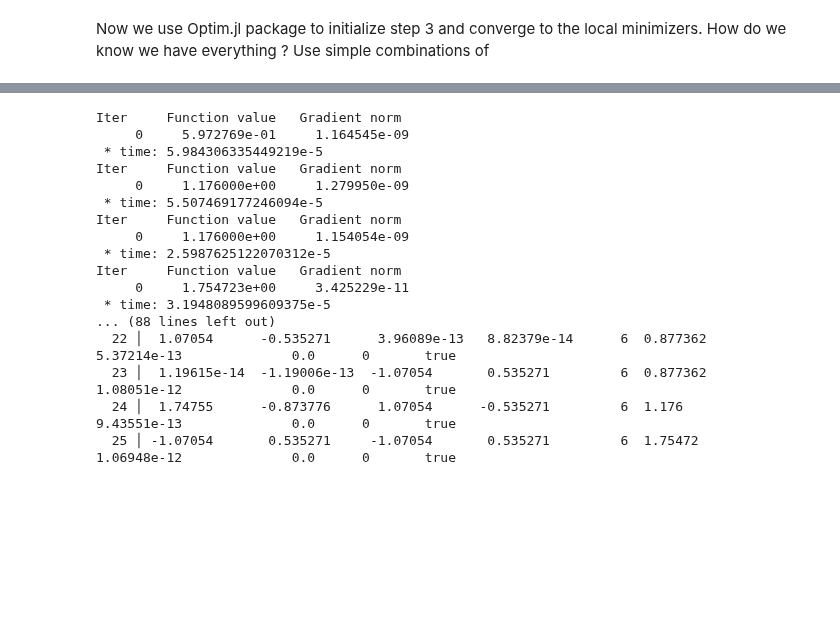
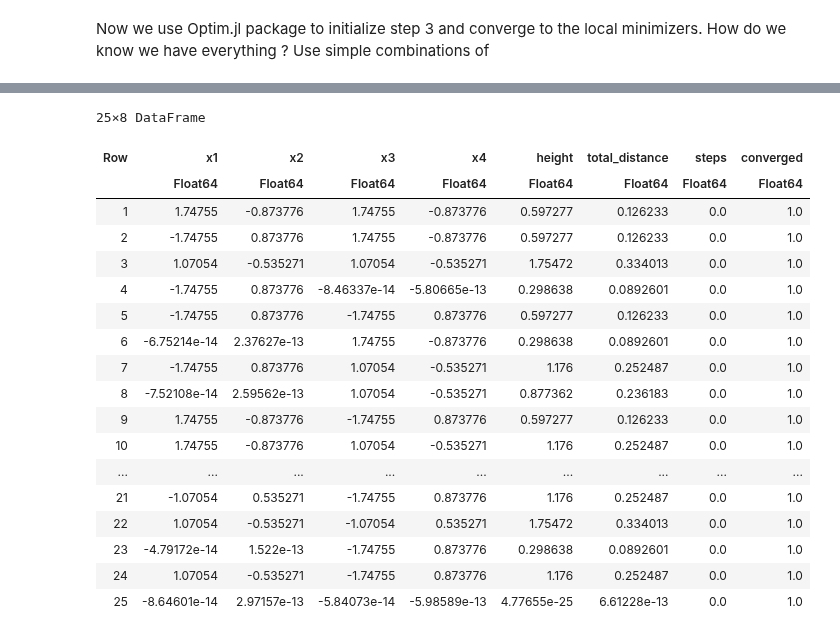
Before and after one commit to gescholt/Globtim.jl, a Jupyter notebook: Examples/camel_4d.ipynb, the cells around one changed output, grey strips where cells are left out. Cells and saved outputs as stored; diff of their text form; code cells hidden in the pictures; blank space fills up the shorter version.

```diff
--- a/Examples/camel_4d.ipynb
+++ b/Examples/camel_4d.ipynb
@@ -98,30 +139,0 @@ sorted_df = sort(df, :total_distance)
-# %%
-using LinearAlgebra
-# Precompute df_2d coordinates
-df_2d_coords = [df_2d.x df_2d.y]
-
-# Create new columns for results
-df.total_distance = Vector{Float64}(undef, nrow(df))
-
-for i in 1:nrow(df)
-    # Current coordinates
-    coords_1 = [df.x[i], df.y[i]]
-    coords_2 = [df.z[i], df.t[i]]
-
-    # Compute distances to all points in df_2d
-    distances_1 = vec(norm.(eachrow(df_2d_coords .- coords_1')))
-    distances_2 = vec(norm.(eachrow(df_2d_coords .- coords_2')))
-
-    # Find minimum distances and corresponding indices
-    min_value_1, min_index_1 = findmin(distances_1)
-    min_value_2, min_index_2 = findmin(distances_2)
-
-    # Compute total distance
-    min_coords_1 = df_2d_coords[min_index_1, :]
-    min_coords_2 = df_2d_coords[min_index_2, :]
-    df.total_distance[i] = norm([df.x[i], df.y[i], df.z[i], df.t[i]] - [min_coords_1; min_coords_2])
-end
-
-# Display the dataframe
-sorted_df = sort(df, :val_f)
-println(sorted_df)
@@ -146,35 +140,41 @@ println(sorted_df)
 # %%
+using Optim
+df.steps = zeros(nrow(df))
+df.converged = zeros(nrow(df))
+
 for i in 1:nrow(df)
     # println("Optimizing for point $i")
-    x0 = [df.x[i], df.y[i], df.z[i], df.t[i]]
+    x0 = [df.x1[i], df.x2[i], df.x3[i], df.x4[i]]
     #  + 0.2 * randn(Float64, 4)
-    res = Optim.optimize(f, x0, LBFGS(), Optim.Options(show_trace=true))
+    res = Optim.optimize(f, x0, LBFGS(), Optim.Options(show_trace=false))
     minimizer = Optim.minimizer(res)
     min_value = Optim.minimum(res)
     steps = res.iterations
     converged = Optim.converged(res)
     distance = norm(x0 - minimizer)
-    df.dist_to_loc_min[i] = distance
+    # df.dist_to_loc_min[i] = distance
     df.steps[i] = steps
     df.converged[i] = converged
     # summary(res)
 end
-print(df)
+df
 # %% [output]
-Iter     Function value   Gradient norm
-     0     5.972769e-01     1.164545e-09
- * time: 5.984306335449219e-5
-Iter     Function value   Gradient norm
-     0     1.176000e+00     1.279950e-09
- * time: 5.507469177246094e-5
-Iter     Function value   Gradient norm
-     0     1.176000e+00     1.154054e-09
- * time: 2.5987625122070312e-5
-Iter     Function value   Gradient norm
-     0     1.754723e+00     3.425229e-11
- * time: 3.1948089599609375e-5
-... (88 lines left out)
-  22 │  1.07054      -0.535271      3.96089e-13   8.82379e-14      6  0.877362        5.37214e-13              0.0      0       true
-  23 │  1.19615e-14  -1.19006e-13  -1.07054       0.535271         6  0.877362        1.08051e-12              0.0      0       true
-  24 │  1.74755      -0.873776      1.07054      -0.535271         6  1.176           9.43551e-13              0.0      0       true
-  25 │ -1.07054       0.535271     -1.07054       0.535271         6  1.75472         1.06948e-12              0.0      0       true
+25×8 DataFrame
+| Row | x1 | x2 | x3 | x4 | height | total_distance | steps | converged |
+|  | Float64 | Float64 | Float64 | Float64 | Float64 | Float64 | Float64 | Float64 |
+| 1 | 1.74755 | -0.873776 | 1.74755 | -0.873776 | 0.597277 | 0.126233 | 0.0 | 1.0 |
+| 2 | -1.74755 | 0.873776 | 1.74755 | -0.873776 | 0.597277 | 0.126233 | 0.0 | 1.0 |
+| 3 | 1.07054 | -0.535271 | 1.07054 | -0.535271 | 1.75472 | 0.334013 | 0.0 | 1.0 |
+| 4 | -1.74755 | 0.873776 | -8.46337e-14 | -5.80665e-13 | 0.298638 | 0.0892601 | 0.0 | 1.0 |
+| 5 | -1.74755 | 0.873776 | -1.74755 | 0.873776 | 0.597277 | 0.126233 | 0.0 | 1.0 |
+| 6 | -6.75214e-14 | 2.37627e-13 | 1.74755 | -0.873776 | 0.298638 | 0.0892601 | 0.0 | 1.0 |
+| 7 | -1.74755 | 0.873776 | 1.07054 | -0.535271 | 1.176 | 0.252487 | 0.0 | 1.0 |
+| 8 | -7.52108e-14 | 2.59562e-13 | 1.07054 | -0.535271 | 0.877362 | 0.236183 | 0.0 | 1.0 |
+| 9 | 1.74755 | -0.873776 | -1.74755 | 0.873776 | 0.597277 | 0.126233 | 0.0 | 1.0 |
+| 10 | 1.74755 | -0.873776 | 1.07054 | -0.535271 | 1.176 | 0.252487 | 0.0 | 1.0 |
+| ... | ... | ... | ... | ... | ... | ... | ... | ... |
+| 21 | -1.07054 | 0.535271 | -1.74755 | 0.873776 | 1.176 | 0.252487 | 0.0 | 1.0 |
+| 22 | 1.07054 | -0.535271 | -1.07054 | 0.535271 | 1.75472 | 0.334013 | 0.0 | 1.0 |
+| 23 | -4.79172e-14 | 1.522e-13 | -1.74755 | 0.873776 | 0.298638 | 0.0892601 | 0.0 | 1.0 |
+| 24 | 1.07054 | -0.535271 | -1.74755 | 0.873776 | 1.176 | 0.252487 | 0.0 | 1.0 |
+| 25 | -8.64601e-14 | 2.97157e-13 | -5.84073e-14 | -5.98589e-13 | 4.77655e-25 | 6.61228e-13 | 0.0 | 1.0 |
```
Also changed, not shown: parts of 9 cells of this notebook, 7 other files.
